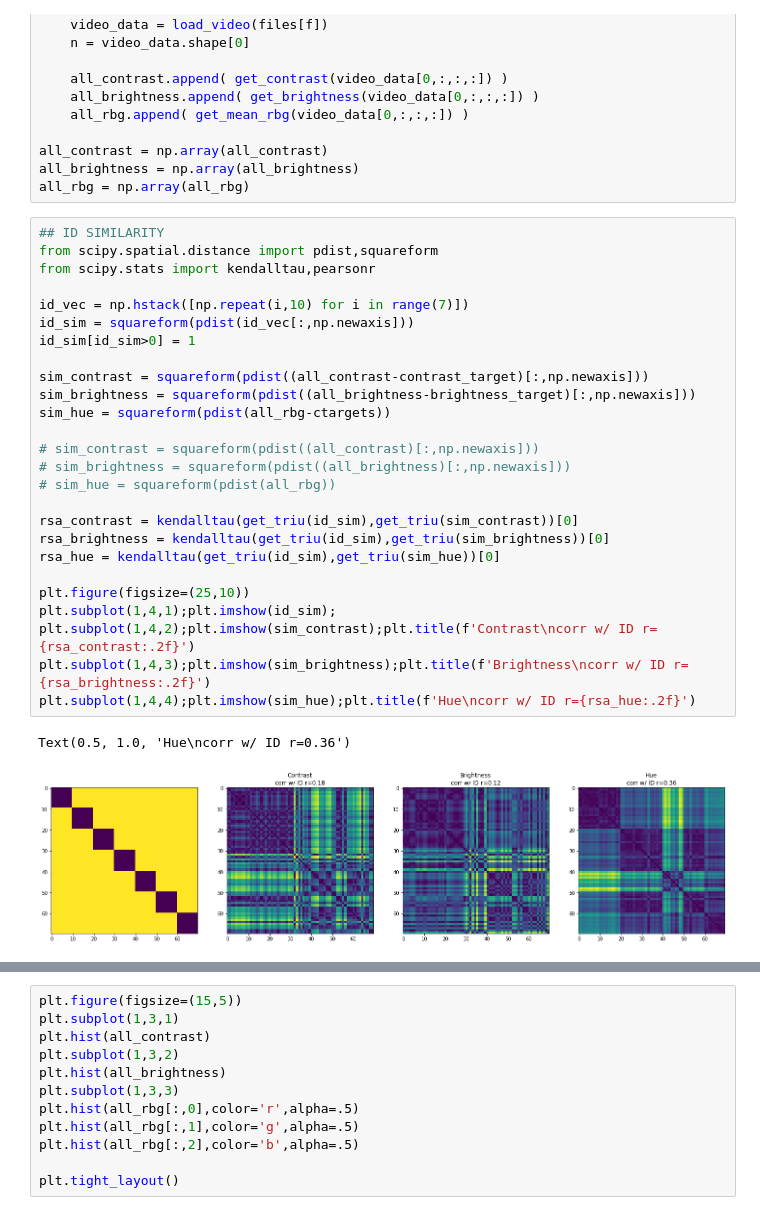
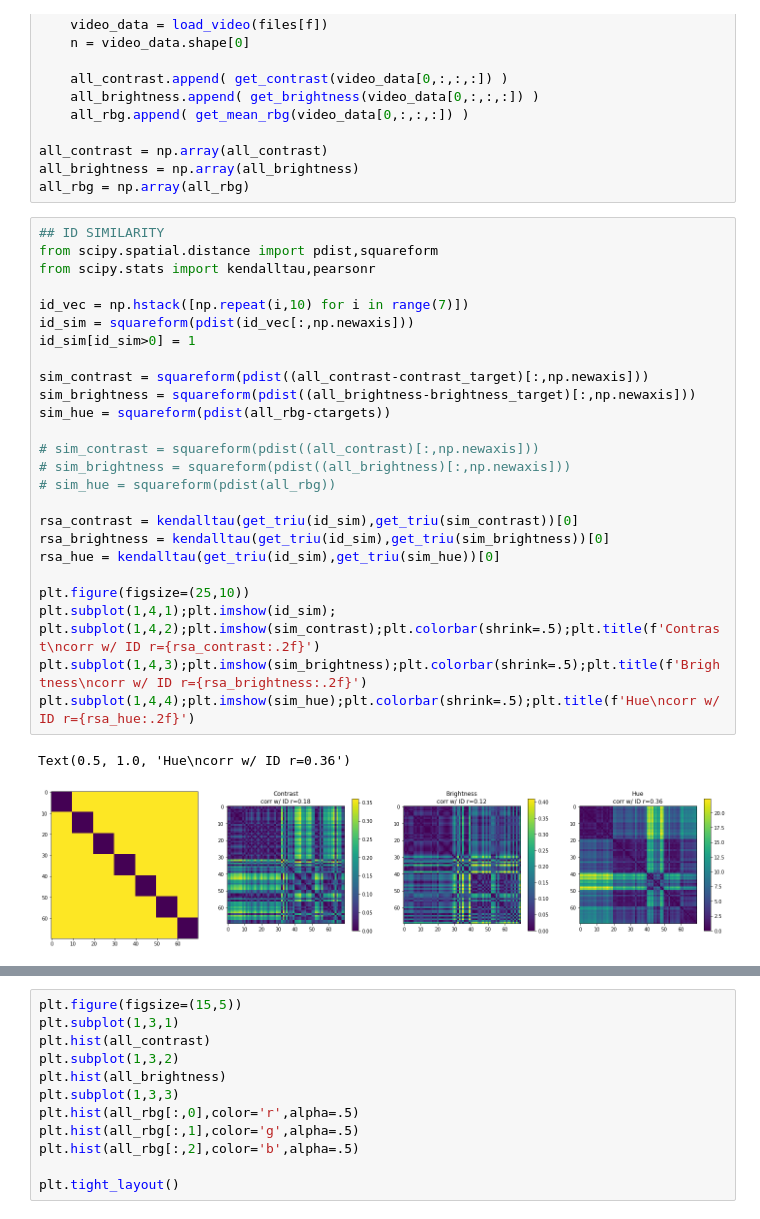
Before and after one commit to Aglinskas/BC-FacExpr-1.2-fMRI-mainExp, a Jupyter notebook: scripts_python/norm-02-norm-cropped-contrast-brightness.ipynb, the cells around one changed output, grey strips where cells are left out. Saved outputs shown, nothing was run; the diff lists cells and outputs as text.

Commit message:
figures

```diff
--- a/scripts_python/norm-02-norm-cropped-contrast-brightness.ipynb
+++ b/scripts_python/norm-02-norm-cropped-contrast-brightness.ipynb
@@ -298,30 +298,30 @@ all_rbg = np.array(all_rbg)
 # %%
 ## ID SIMILARITY
 from scipy.spatial.distance import pdist,squareform
 from scipy.stats import kendalltau,pearsonr
 
 id_vec = np.hstack([np.repeat(i,10) for i in range(7)])
 id_sim = squareform(pdist(id_vec[:,np.newaxis]))
 id_sim[id_sim>0] = 1
 
 sim_contrast = squareform(pdist((all_contrast-contrast_target)[:,np.newaxis]))
 sim_brightness = squareform(pdist((all_brightness-brightness_target)[:,np.newaxis]))
 sim_hue = squareform(pdist(all_rbg-ctargets))
 
 # sim_contrast = squareform(pdist((all_contrast)[:,np.newaxis]))
 # sim_brightness = squareform(pdist((all_brightness)[:,np.newaxis]))
 # sim_hue = squareform(pdist(all_rbg))
 
 rsa_contrast = kendalltau(get_triu(id_sim),get_triu(sim_contrast))[0]
 rsa_brightness = kendalltau(get_triu(id_sim),get_triu(sim_brightness))[0]
 rsa_hue = kendalltau(get_triu(id_sim),get_triu(sim_hue))[0]
 
 plt.figure(figsize=(25,10))
 plt.subplot(1,4,1);plt.imshow(id_sim);
-plt.subplot(1,4,2);plt.imshow(sim_contrast);plt.title(f'Contrast\ncorr w/ ID r={rsa_contrast:.2f}')
-plt.subplot(1,4,3);plt.imshow(sim_brightness);plt.title(f'Brightness\ncorr w/ ID r={rsa_brightness:.2f}')
-plt.subplot(1,4,4);plt.imshow(sim_hue);plt.title(f'Hue\ncorr w/ ID r={rsa_hue:.2f}')
+plt.subplot(1,4,2);plt.imshow(sim_contrast);plt.colorbar(shrink=.5);plt.title(f'Contrast\ncorr w/ ID r={rsa_contrast:.2f}')
+plt.subplot(1,4,3);plt.imshow(sim_brightness);plt.colorbar(shrink=.5);plt.title(f'Brightness\ncorr w/ ID r={rsa_brightness:.2f}')
+plt.subplot(1,4,4);plt.imshow(sim_hue);plt.colorbar(shrink=.5);plt.title(f'Hue\ncorr w/ ID r={rsa_hue:.2f}')
 # %% [output]
 Text(0.5, 1.0, 'Hue\ncorr w/ ID r=0.36')
-[figure, old version]
+[figure, new version]
 # %%
```
Also changed, not shown: parts of 1 cell of this notebook, 4 other files.
